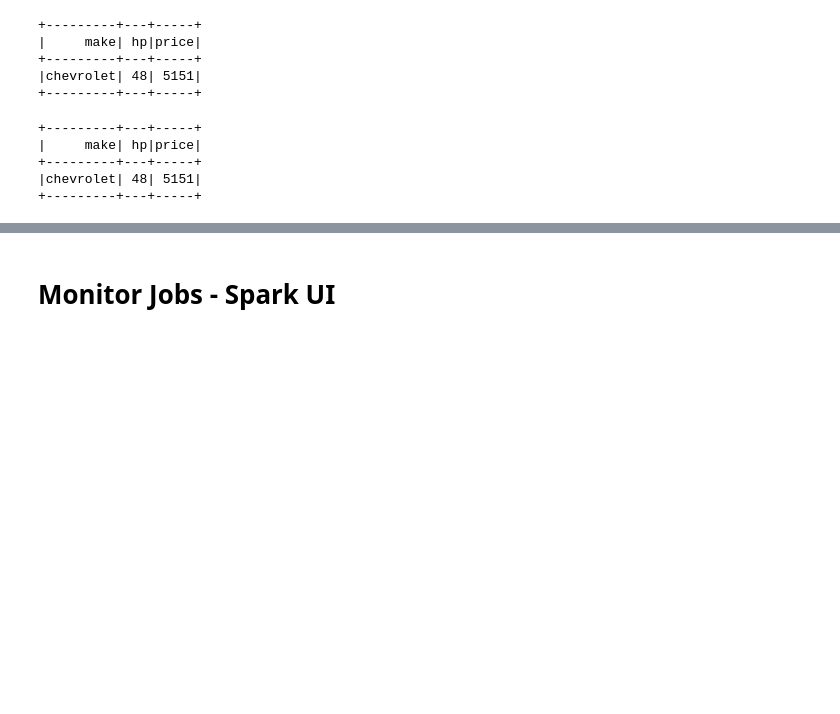
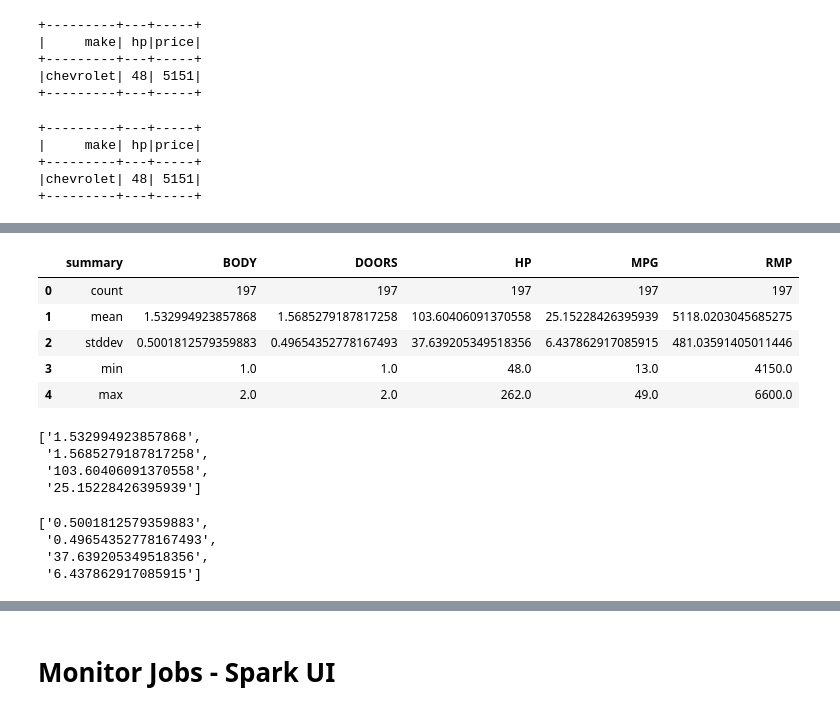
Before and after one commit to ralsouza/apache_spark_real_time_analytics, a Jupyter notebook: notebooks/04_spark_sql.ipynb, the cells around one changed output, grey strips where cells are left out. Drawn from its saved outputs; the diff is of its cells as text; code cells hidden in the pictures; blank space fills up the shorter version.

```diff
--- a/notebooks/04_spark_sql.ipynb
+++ b/notebooks/04_spark_sql.ipynb
@@ -282,0 +293,9 @@ cars_tt.show()
+# %%
+# Remove the data's header
+header = cars.first()
+
+# Select all rows except the header
+rows = cars.filter(lambda x:x != header)
+
+# Count selected rows
+rows.count()
@@ -282,0 +307,17 @@ cars_tt.show()
+# %%
+# Convert to a vector with rows
+def transform_to_numeric(input_str):
+  att_list = input_str.split(',')
+  doors = 1.0 if att_list[3] == 'two' else 2.0
+  body = 1.0 if att_list[4] == 'sedan' else 2.0
+
+  # Filtering non-necessary columns in this step, giving a data structure to rdd
+  values = Row(DOORS = doors, BODY = float(body), HP = float(att_list[7]),
+               RMP=float(att_list[8]),MPG=float(att_list[9]))
+
+  return values
+# %%
+# Applying the function and persisting in the memory
+auto_map = rows.map(transform_to_numeric)
+auto_map.persist()
+auto_map.collect()
@@ -282,0 +342,4 @@ cars_tt.show()
+# %%
+# Making a dataframe from rdd
+cars_df = spark.createDataFrame(auto_map)
+cars_df.show()
@@ -282,0 +364,29 @@ cars_tt.show()
+# %%
+# Summarizing the statistics and converting to Pandas dataframe
+summ_stats = cars_df.describe().toPandas()
+summ_stats
+# %% [output]
+|  | summary | BODY | DOORS | HP | MPG | RMP |
+| 0 | count | 197 | 197 | 197 | 197 | 197 |
+| 1 | mean | 1.532994923857868 | 1.5685279187817258 | 103.60406091370558 | 25.15228426395939 | 5118.0203045685275 |
+| 2 | stddev | 0.5001812579359883 | 0.49654352778167493 | 37.639205349518356 | 6.437862917085915 | 481.03591405011446 |
+| 3 | min | 1.0 | 1.0 | 48.0 | 13.0 | 4150.0 |
+| 4 | max | 2.0 | 2.0 | 262.0 | 49.0 | 6600.0 |
+# %%
+# Extracting the means
+means = summ_stats.iloc[1,1:5].values.tolist()
+means
+# %% [output]
+['1.532994923857868',
+ '1.5685279187817258',
+ '103.60406091370558',
+ '25.15228426395939']
+# %%
+# Extract the standard deviations
+std_dev = summ_stats.iloc[2,1:5].values.tolist()
+std_dev
+# %% [output]
+['0.5001812579359883',
+ '0.49654352778167493',
+ '37.639205349518356',
+ '6.437862917085915']
```
Also changed, not shown: parts of 11 cells of this notebook.
